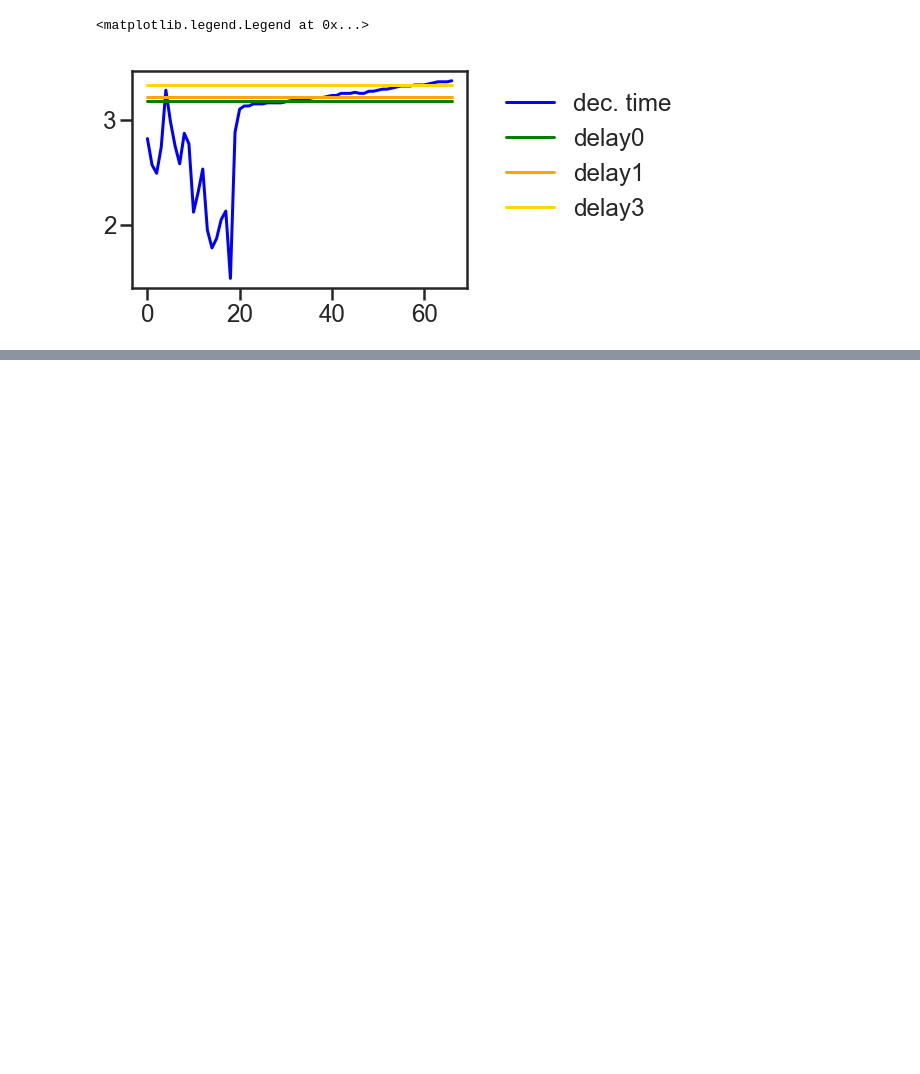
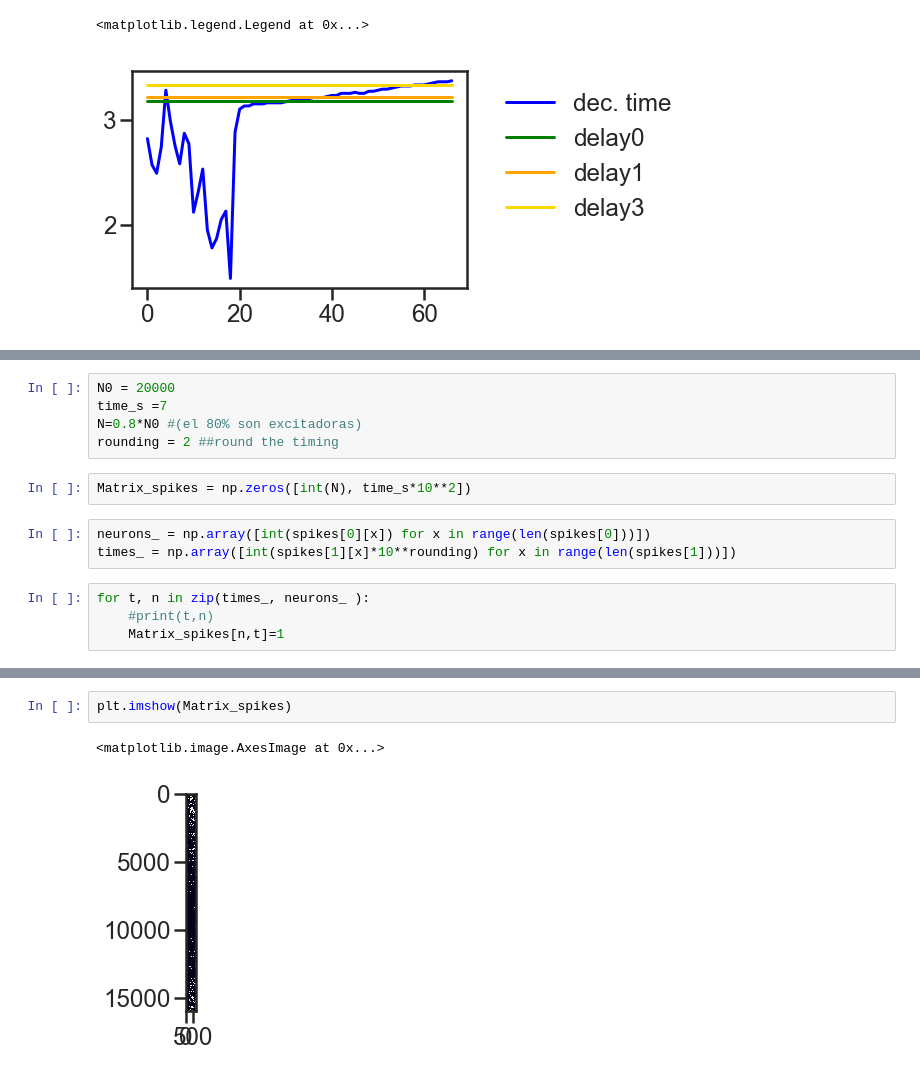
Before and after one commit to davidbestue/distractor_neurons, a Jupyter notebook: Christos_first_second/brian_simulations/Example_simulation.ipynb, the cells around one changed output, grey strips where cells are left out. Cells and saved outputs as stored; diff of their text form; blank space fills up the shorter version.

```diff
--- a/Christos_first_second/brian_simulations/Example_simulation.ipynb
+++ b/Christos_first_second/brian_simulations/Example_simulation.ipynb
@@ -810,0 +830,14 @@ plt.legend(frameon=False, bbox_to_anchor=(1.05, 1))
+# %%
+N0 = 20000
+time_s =7
+N=0.8*N0 #(el 80% son excitadoras)
+rounding = 2 ##round the timing
+# %%
+Matrix_spikes = np.zeros([int(N), time_s*10**2])
+# %%
+neurons_ = np.array([int(spikes[0][x]) for x in range(len(spikes[0]))])
+times_ = np.array([int(spikes[1][x]*10**rounding) for x in range(len(spikes[1]))])
+# %%
+for t, n in zip(times_, neurons_ ):
+    #print(t,n)
+    Matrix_spikes[n,t]=1
@@ -810,0 +854,5 @@ plt.legend(frameon=False, bbox_to_anchor=(1.05, 1))
+# %%
+plt.imshow(Matrix_spikes)
+# %% [output]
+<matplotlib.image.AxesImage at 0x...>
+[figure, added]
```
Also changed, not shown: parts of 4 cells of this notebook.
